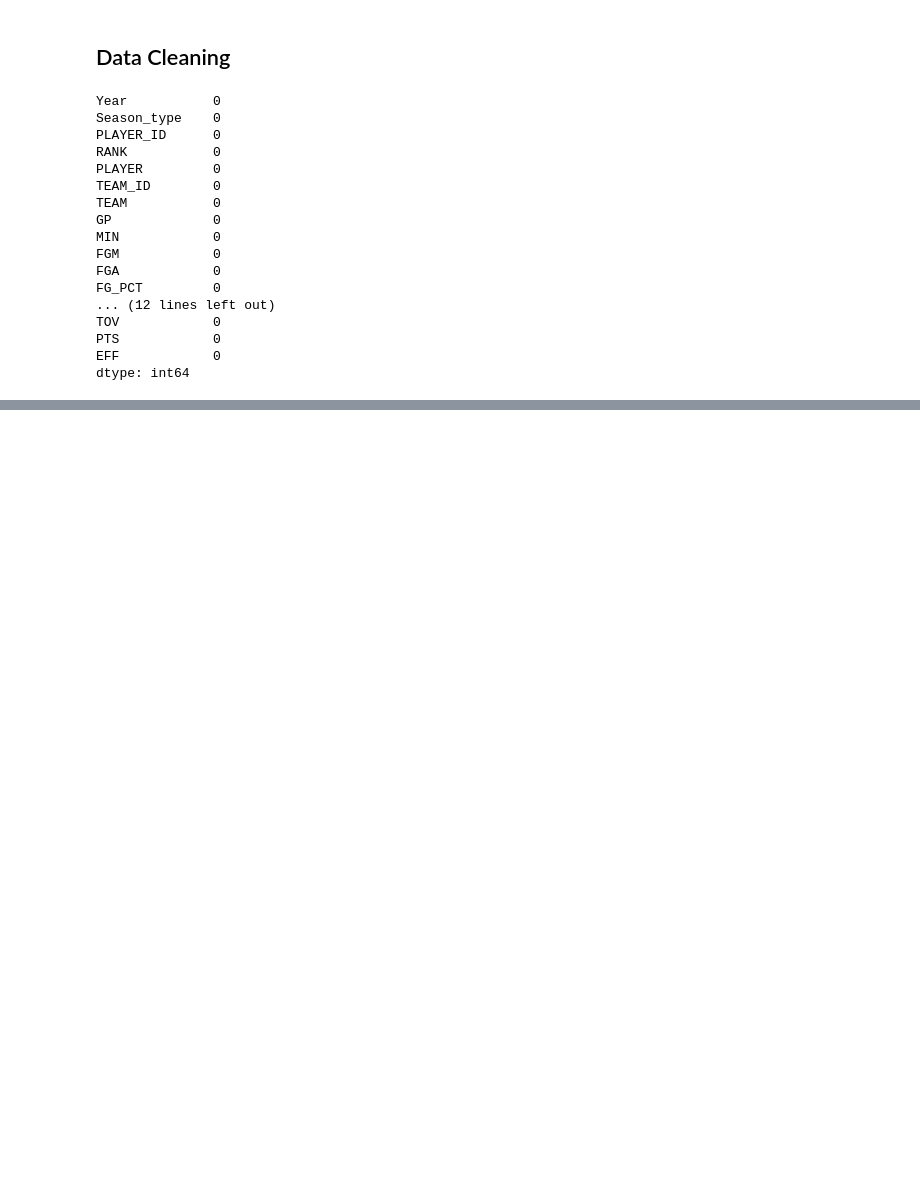
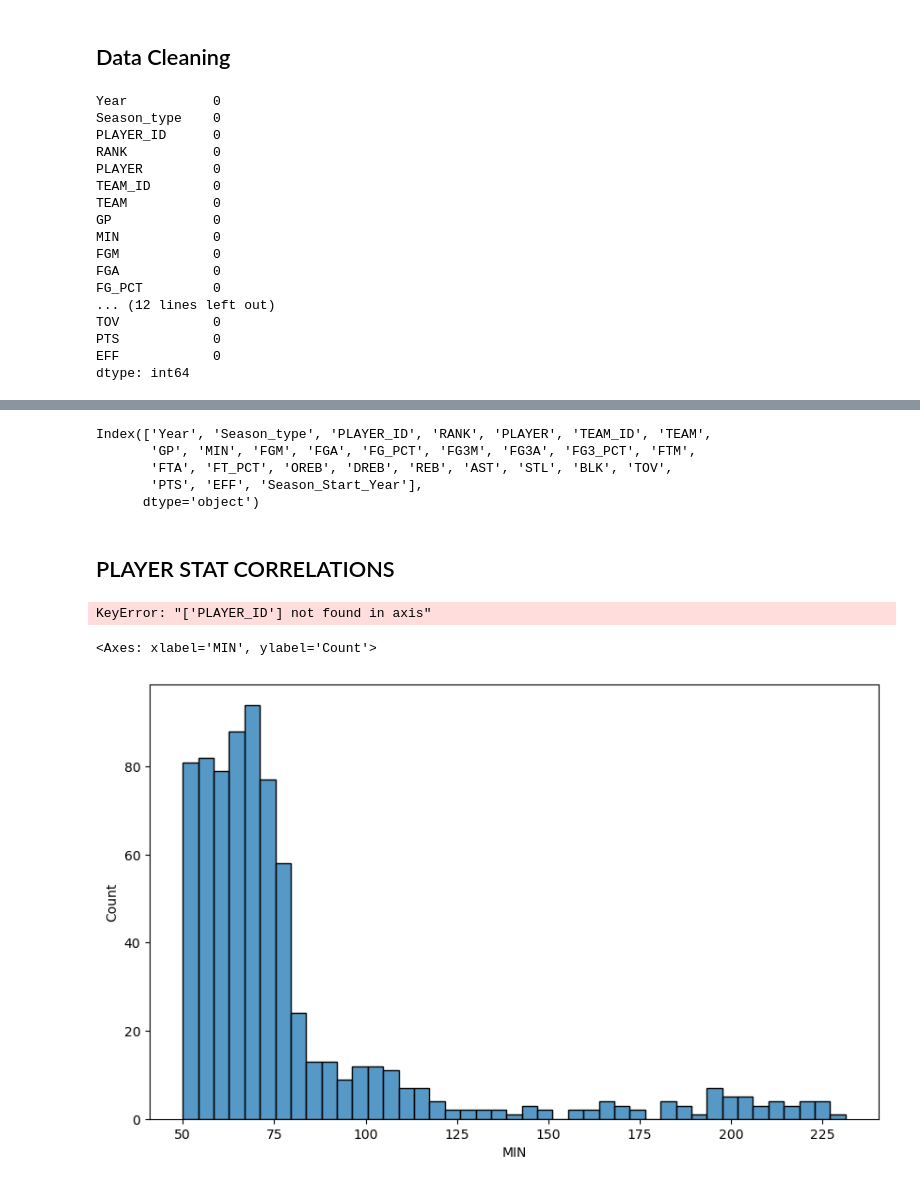
Before and after one commit to mrbumcum/nba-playstyle-clustering, a Jupyter notebook: nba-clustering-project.ipynb, the cells around one changed output, grey strips where cells are left out. Cells and saved outputs as stored; diff of their text form; code cells hidden in the pictures; blank space fills up the shorter version.

```diff
--- a/nba-clustering-project.ipynb
+++ b/nba-clustering-project.ipynb
@@ -106,0 +117,47 @@ rs_df.describe()
+# %%
+df.columns
+# %% [output]
+Index(['Year', 'Season_type', 'PLAYER_ID', 'RANK', 'PLAYER', 'TEAM_ID', 'TEAM',
+       'GP', 'MIN', 'FGM', 'FGA', 'FG_PCT', 'FG3M', 'FG3A', 'FG3_PCT', 'FTM',
+       'FTA', 'FT_PCT', 'OREB', 'DREB', 'REB', 'AST', 'STL', 'BLK', 'TOV',
+       'PTS', 'EFF', 'Season_Start_Year'],
+      dtype='object')
+# %%
+total_cols = ['MIN', 'FGM', 'FGA', 'FG3M', 'FG3A', 'FTM','FTA',
+              'OREB', 'DREB', 'REB', 'AST', 'STL', 'BLK', 'TOV','PTS']
+# %% [markdown]
+## PLAYER STAT CORRELATIONS
+# %%
+data_per_min = df.groupby(['PLAYER', 'PLAYER_ID', 'Year'])[total_cols].sum().reset_index()
+data_per_min.columns
+for col in data_per_min.columns[4:]:
+     data_per_min[col] = data_per_min[col] / data_per_min['MIN']
+
+data_per_min['FG%'] = data_per_min['FGM']/data_per_min['FGA']
+data_per_min['FG3%'] = data_per_min['FG3M']/data_per_min['FG3A']
+data_per_min['FT%'] = data_per_min['FTM']/data_per_min['FTA']
+data_per_min['FG3A%'] = data_per_min['FG3A']/data_per_min['FGA']
+data_per_min['PTS/FGA'] = data_per_min['PTS']/data_per_min['FGA']
+data_per_min['FG3M/FGM'] = data_per_min['FG3M']/data_per_min['FGM']
+data_per_min['FTA/FGA'] = data_per_min['FTA']/data_per_min['FGA']
+data_per_min['TRU%'] = 0.5*data_per_min['PTS']/(data_per_min['FGA']+0.475*data_per_min['FTA'])
+data_per_min['AST_TOV'] = data_per_min['AST']/data_per_min['TOV']
+
+data_per_min = data_per_min.drop(columns='PLAYER_ID')
+data_per_min = data_per_min[data_per_min['MIN'] >= 50]
+# %%
+data_per_min2 = data_per_min.drop(columns=['Year', 'PLAYER_ID', 'PLAYER'])
+correlation_matrix = data_per_min2.corr()
+plt.figure(figsize = (10,8))
+sns.heatmap(correlation_matrix, cmap = 'coolwarm')
+plt.show()
+# %% [output]
+KeyError: "['PLAYER_ID'] not found in axis"
+# %%
+player_counts = data_per_min['PLAYER'].value_counts()
+plt.figure(figsize=(10,6))
+
+sns.histplot(data=data_per_min, x=data_per_min['MIN'])
+# %% [output]
+<Axes: xlabel='MIN', ylabel='Count'>
+[figure, added]
```
Also changed, not shown: parts of 5 cells of this notebook.
